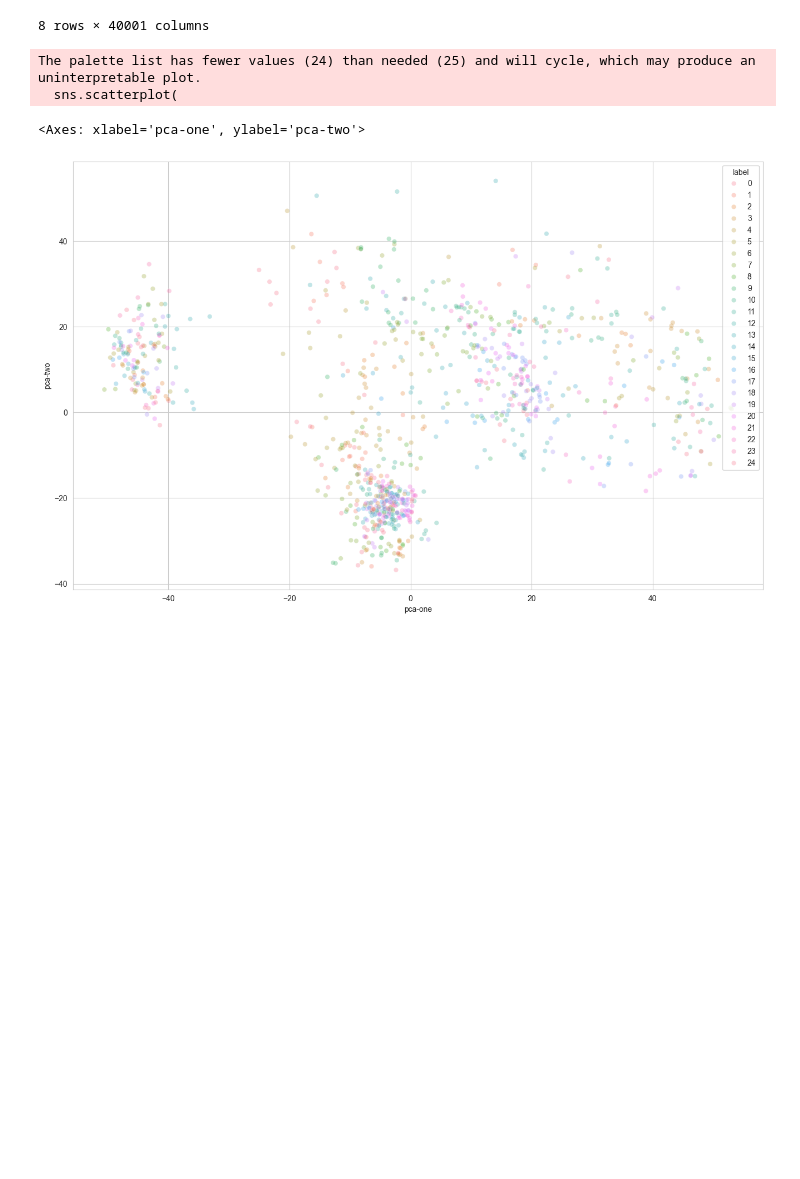
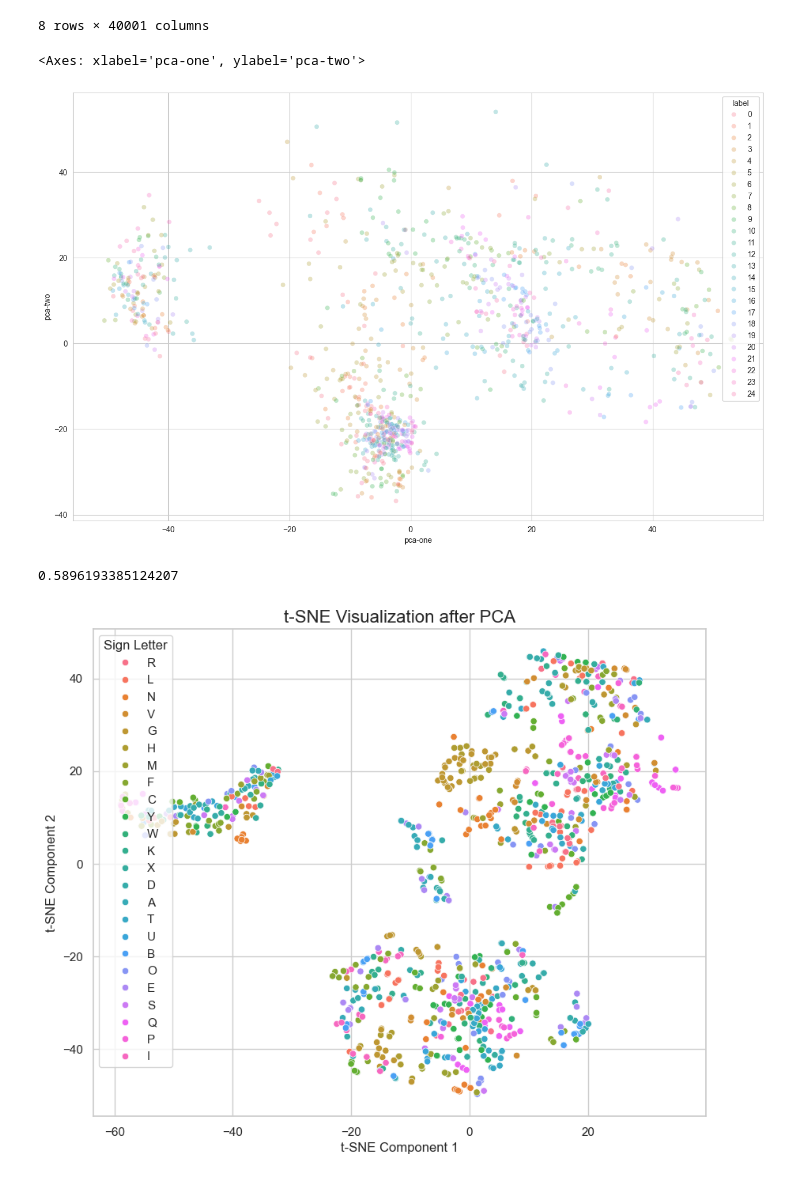
Before and after one commit to teostereciu/mlp, a Jupyter notebook: notebooks/explore.ipynb, the cells around one changed output. Saved outputs shown, nothing was run; the diff lists cells and outputs as text; code cells hidden in the pictures; blank space fills up the shorter version.

Commit message:
tsne

```diff
--- a/notebooks/explore.ipynb
+++ b/notebooks/explore.ipynb
@@ -253,13 +252,51 @@ plt.figure(figsize=(16,10))
 sns.scatterplot(
     x="pca-one", y="pca-two",
     hue="label",
-    palette=sns.color_palette("husl", 24),
+    palette=sns.color_palette("husl", 25),
     data=pca_df,
     legend="full",
     alpha=0.3
 )
 # %% [output]
-The palette list has fewer values (24) than needed (25) and will cycle, which may produce an uninterpretable plot.
-  sns.scatterplot(
+<Axes: xlabel='pca-one', ylabel='pca-two'>
-<Axes: xlabel='pca-one', ylabel='pca-two'>
 [figure]
+# %%
+from sklearn.manifold import TSNE
+
+pixels = scaled_df.drop('label', axis=1)
+
+pca = PCA(n_components=1000)
+pca_result = pca.fit_transform(pixels)
+
+tsne = TSNE(n_components=2, random_state=RANDOM_SEED)
+X_tsne = tsne.fit_transform(pca_result)
+tsne.kl_divergence_
+# %% [output]
+0.5896193385124207
+# %%
+tsne_df = pd.DataFrame(data=X_tsne, columns=['tsne_1', 'tsne_2'])
+tsne_df['label'] = scaled_df['label']
+tsne_df['letter'] = tsne_df['label'].apply(lambda lbl : categories[lbl])
+
+sns.set(style="whitegrid")
+plt.figure(figsize=(10, 8))
+scatter = sns.scatterplot(
+    x='tsne_1',
+    y='tsne_2',
+    hue='letter',
+    data=tsne_df,
+    palette=sns.color_palette("husl", 25)
+)
+
+# Set plot title and labels
+plt.title('t-SNE Visualization after PCA', fontsize=16)
+plt.xlabel('t-SNE Component 1', fontsize=12)
+plt.ylabel('t-SNE Component 2', fontsize=12)
+
+# Show legend
+plt.legend(title='Sign Letter')
+
+# Show the plot
+plt.show()
+# %% [output]
+[figure, added]
```
Also changed, not shown: parts of 1 cell of this notebook.
